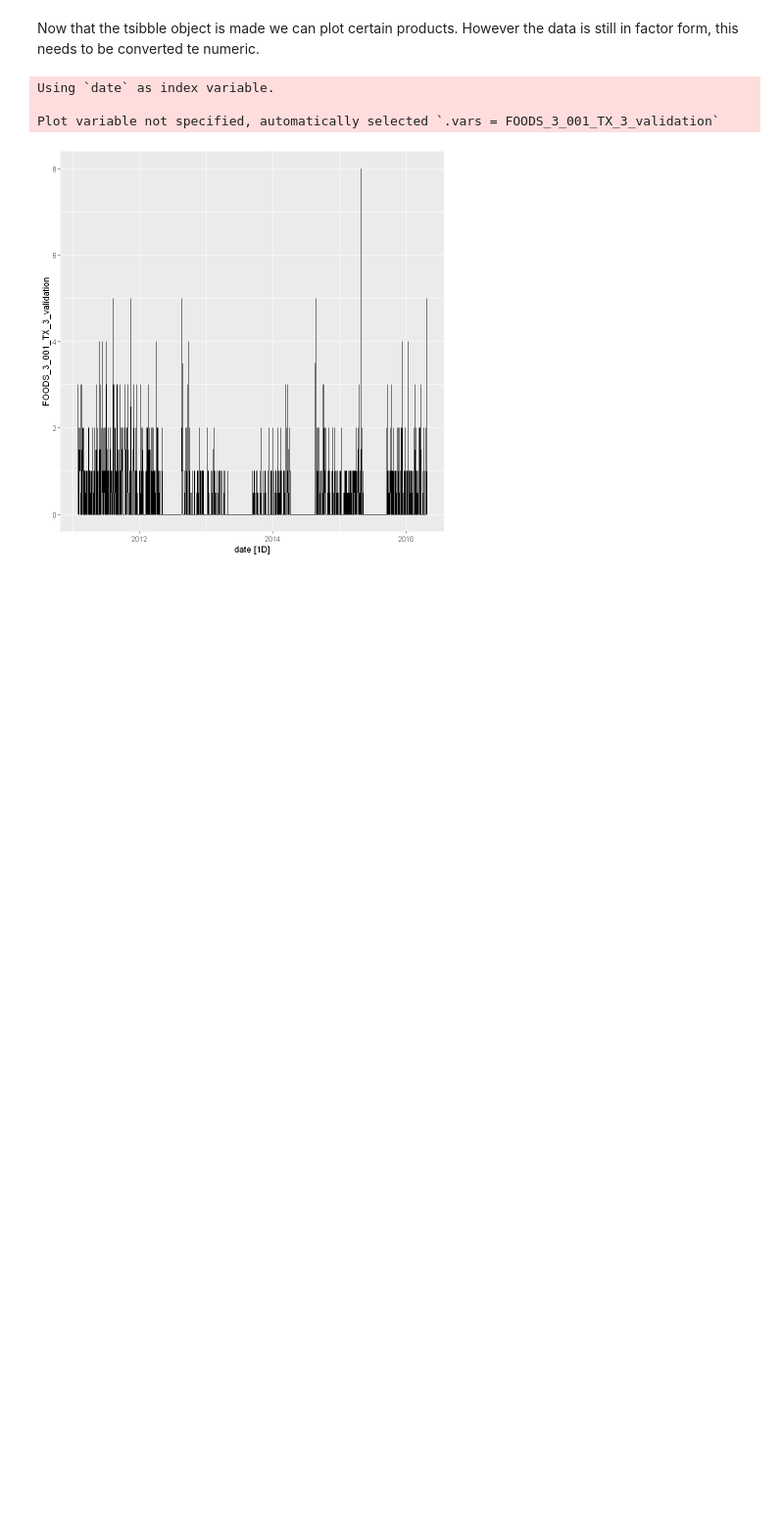
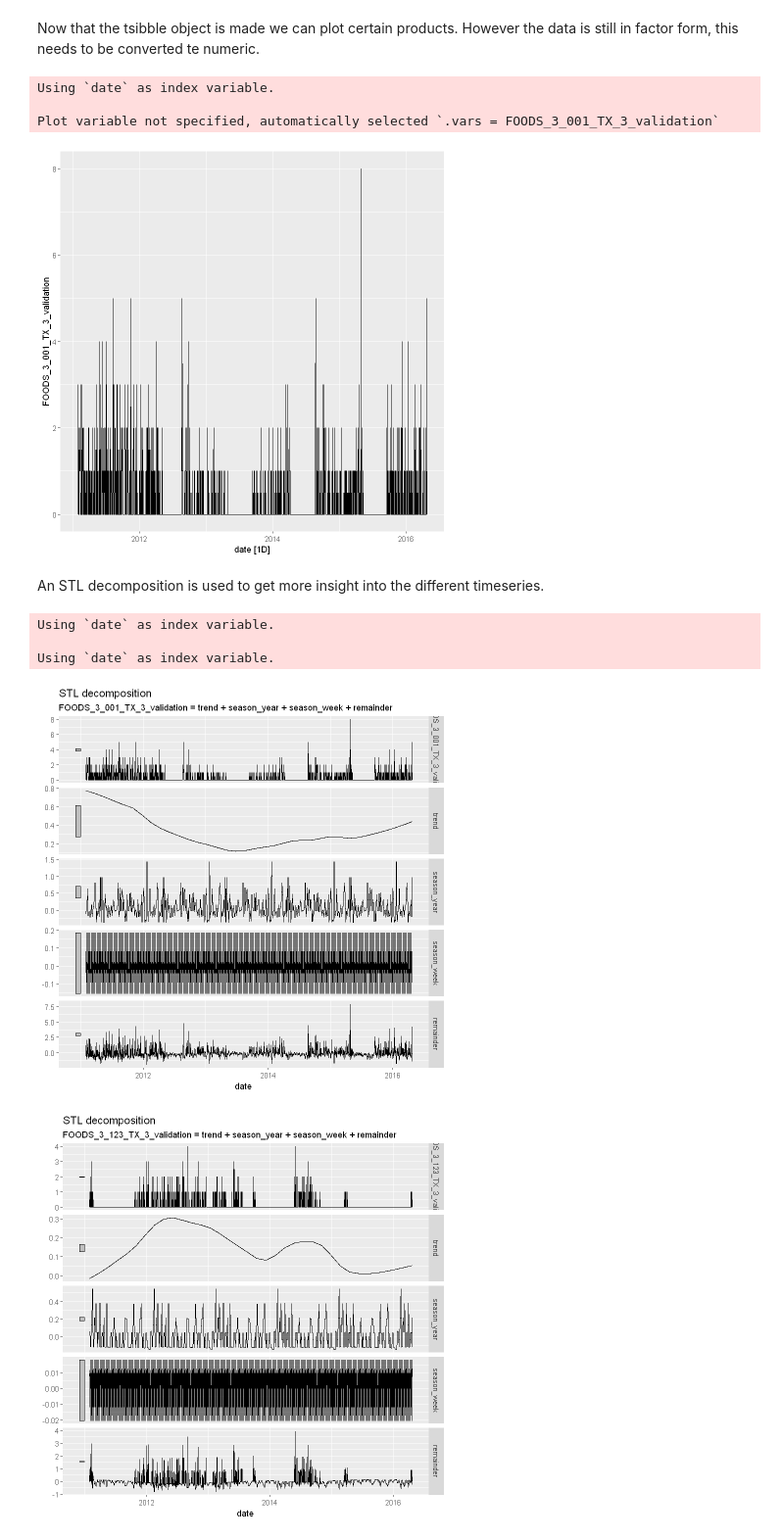
Before and after one commit to suvkp/Sales-Time-Series-Forecasting, a Jupyter notebook: EDA_Rick.ipynb, the cells around one changed output. Shown: that part at 98% size. Cells and saved outputs as stored; diff of their text form; code cells hidden in the pictures; blank space fills up the shorter version.

```diff
--- a/EDA_Rick.ipynb
+++ b/EDA_Rick.ipynb
@@ -147,3 +123,29 @@ Using `date` as index variable.
 
 Plot variable not specified, automatically selected `.vars = FOODS_3_001_TX_3_validation`
 [figure]
+# %% [markdown]
+An STL decomposition is used to get more insight into the different timeseries.
+# %%
+sales_train_val_set %>%
+    select(FOODS_3_001_TX_3_validation, date) %>%
+    as_tsibble() %>%
+    model(
+        STL(FOODS_3_001_TX_3_validation ~ season(window = "periodic"))
+        ) %>%
+    components() %>%
+        autoplot()
+
+sales_train_val_set %>%
+    select(FOODS_3_123_TX_3_validation, date) %>%
+    as_tsibble() %>%
+    model(
+        STL(FOODS_3_123_TX_3_validation ~ season(window = "periodic"))
+        ) %>%
+    components() %>%
+        autoplot()
+# %% [output]
+Using `date` as index variable.
+
+Using `date` as index variable.
+[figure, added]
+[figure, added]
```
Also changed, not shown: parts of 7 cells of this notebook.
